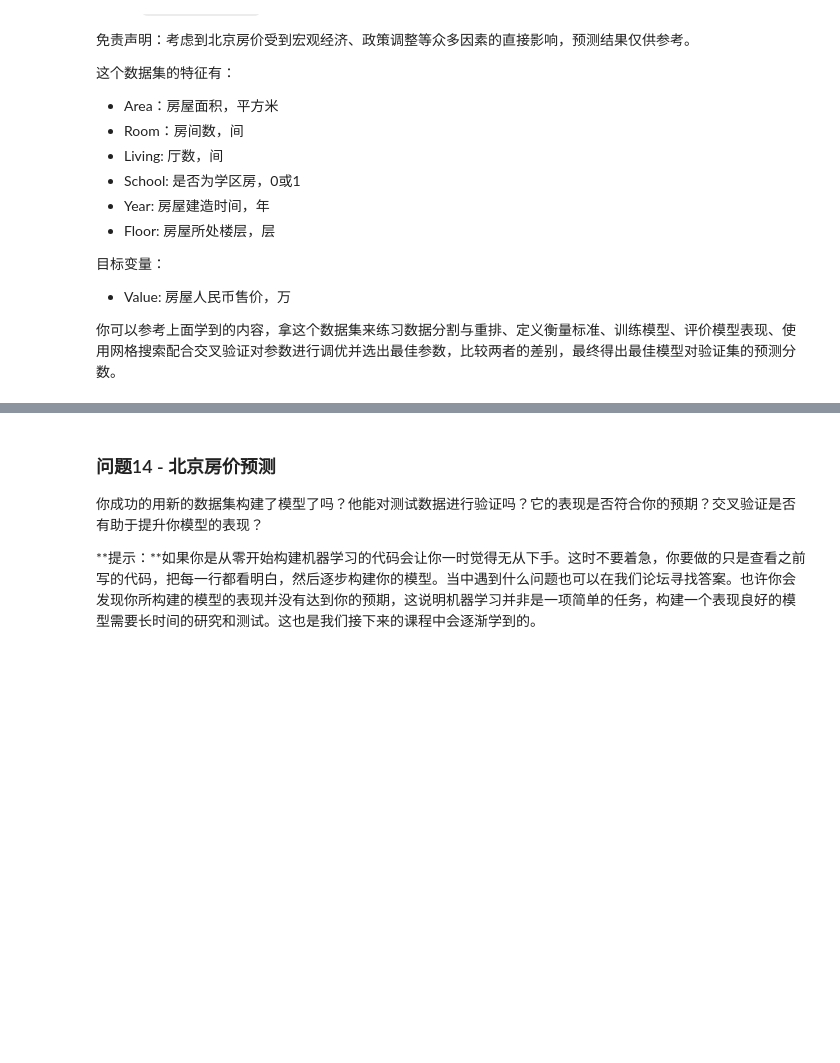
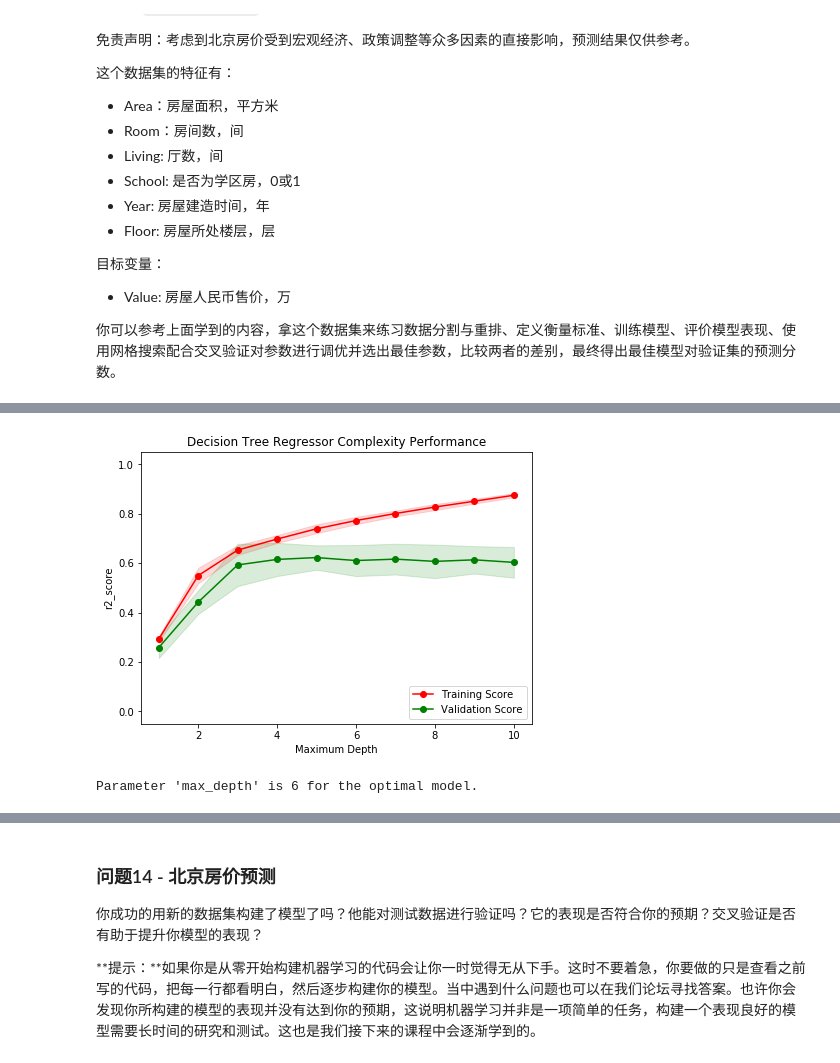
Before and after one commit to NaughtyFlame/Ud_ML, a Jupyter notebook: boston_housing/boston_housing.ipynb, the cells around one changed output, grey strips where cells are left out. Saved outputs shown, nothing was run; the diff lists cells and outputs as text; code cells hidden in the pictures; blank space fills up the shorter version.

```diff
--- a/boston_housing/boston_housing.ipynb
+++ b/boston_housing/boston_housing.ipynb
@@ -440,0 +533,13 @@ vs.PredictTrials(features, prices, fit_model, client_data)
+# %%
+# 根据不同的最大深度参数，生成复杂度曲线
+vs.ModelComplexity(X_train, y_train)
+# %% [output]
+[figure, added]
+# %%
+# 基于训练数据，获得最优模型
+optimal_reg = fit_model(X_train, y_train)
+
+# 输出最优模型的 'max_depth' 参数
+print "Parameter 'max_depth' is {} for the optimal model.".format(optimal_reg.get_params()['max_depth'])
+# %% [output]
+Parameter 'max_depth' is 6 for the optimal model.
```
Also changed, not shown: parts of 24 cells of this notebook.
